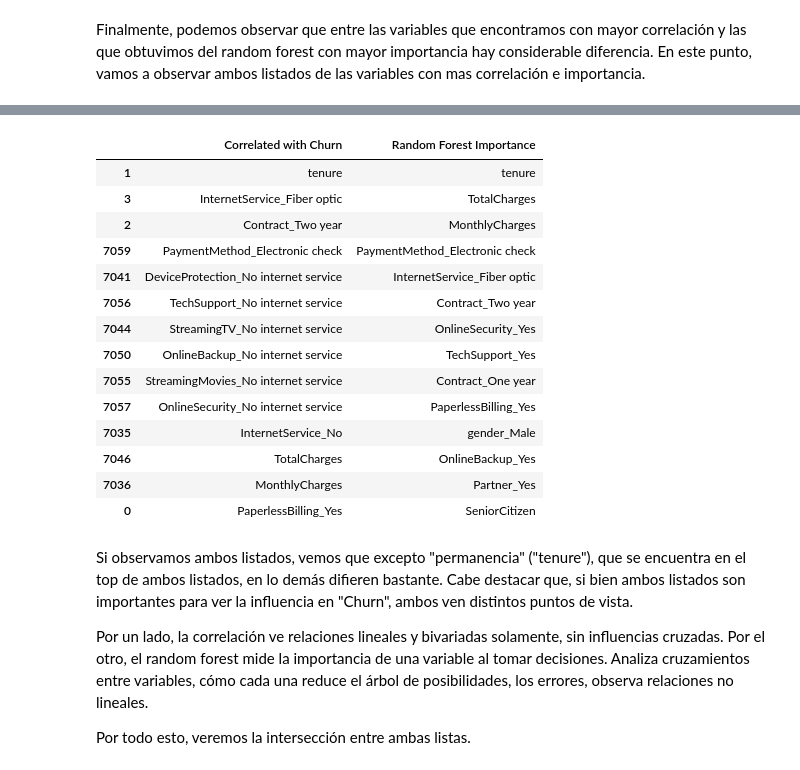
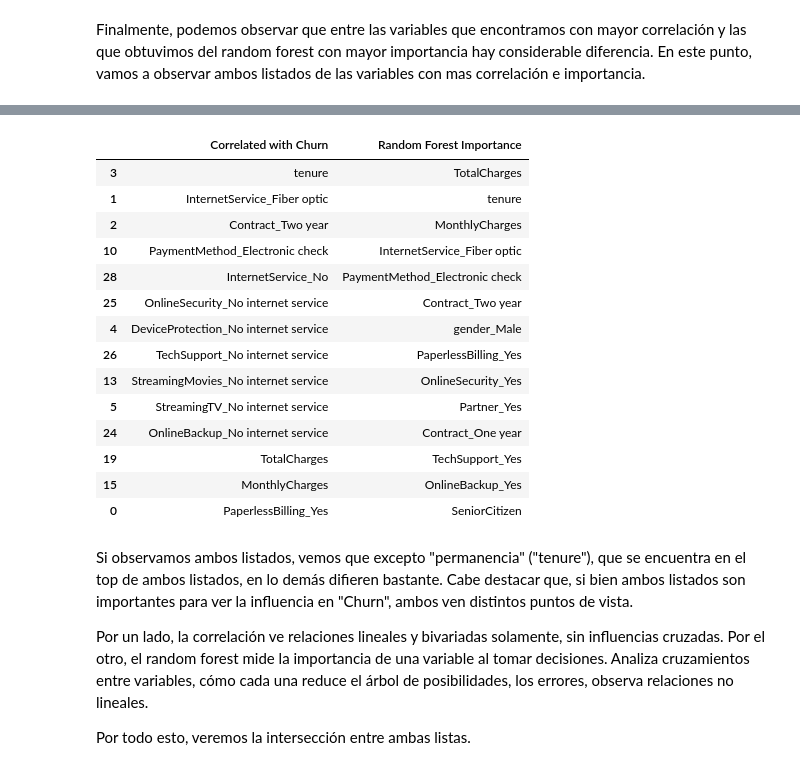
Before and after one commit to florcisco/Churn-Prediction, a Jupyter notebook: Churn_Prediction.ipynb, the cells around one changed output, grey strips where cells are left out. Cells and saved outputs as stored; diff of their text form; code cells hidden in the pictures.

```diff
--- a/Churn_Prediction.ipynb
+++ b/Churn_Prediction.ipynb
@@ -112,6 +114,7 @@ df.isnull().sum()
 dtype: int64
 # %%
 df = df.dropna(subset=['TotalCharges'])
+df = df.drop(columns=['customerID'])
 # %% [markdown]
 Como tenemos algunos valores vacios en TotalCharges, que no son muchos, los descartaremos directamente.
 
@@ -221,3 +219,8 @@ X_encoded = pd.get_dummies(X, drop_first=True)
+# %%
+df['Churn'] = df['Churn'].map({'No': 0, 'Yes': 1})
+df_encoded = pd.get_dummies(df, drop_first=True)
+X_encoded = df_encoded.drop(columns=['Churn'])
+y = df_encoded['Churn']
 # %%
 num_features = [
     'tenure',
@@ -226,15 +229,13 @@ num_features = [
 ]
 
 scaler = StandardScaler()
-X_encoded[num_features] = scaler.fit_transform(X_encoded[num_features])
 # %% [markdown]
 Continuamos con la selección de variables para nuestro modelo. Para esto, plantearemos primero el listado de correlación, para ver cuanto influye cada una a nuestra variable objetivo, Churn. Cuanto mayor sea el valor de correlación, mayor será la influencia de dicha variable.
 # %%
-y_encoded = y.map({'No': 0, 'Yes': 1})
-
+X_corr = X_encoded.astype(float)
 correlation = pd.DataFrame({
-    'feature': X_encoded.columns,
-    'correlation': X_encoded.corrwith(y_encoded)
+    'feature': X_corr.columns,
+    'correlation': X_corr.corrwith(y)
 }).sort_values(by='correlation', key=abs, ascending=False)
 
 correlation.head(20)
@@ -329,31 +310,32 @@ top_14_corr
 # %%
 # Variables más correlacionadas con 'Churn'
+top_14_corr = correlation.head(14)
 top_14_corr_variables = top_14_corr.index
 
 # Variables más importantes en Random Forest
 top_rf_features = top_features.head(14)['Feature']
 
 comparison_df = pd.DataFrame({
     'Correlated with Churn': top_14_corr_variables,
     'Random Forest Importance': top_rf_features
 })
 
 comparison_df
 # %% [output]
 |  | Correlated with Churn | Random Forest Importance |
-| 1 | tenure | tenure |
-| 3 | InternetService_Fiber optic | TotalCharges |
+| 3 | tenure | TotalCharges |
+| 1 | InternetService_Fiber optic | tenure |
 | 2 | Contract_Two year | MonthlyCharges |
-| 7059 | PaymentMethod_Electronic check | PaymentMethod_Electronic check |
-| 7041 | DeviceProtection_No internet service | InternetService_Fiber optic |
-| 7056 | TechSupport_No internet service | Contract_Two year |
-| 7044 | StreamingTV_No internet service | OnlineSecurity_Yes |
-| 7050 | OnlineBackup_No internet service | TechSupport_Yes |
-| 7055 | StreamingMovies_No internet service | Contract_One year |
-| 7057 | OnlineSecurity_No internet service | PaperlessBilling_Yes |
-| 7035 | InternetService_No | gender_Male |
-| 7046 | TotalCharges | OnlineBackup_Yes |
-| 7036 | MonthlyCharges | Partner_Yes |
+| 10 | PaymentMethod_Electronic check | InternetService_Fiber optic |
+| 28 | InternetService_No | PaymentMethod_Electronic check |
+| 25 | OnlineSecurity_No internet service | Contract_Two year |
+| 4 | DeviceProtection_No internet service | gender_Male |
+| 26 | TechSupport_No internet service | PaperlessBilling_Yes |
+| 13 | StreamingMovies_No internet service | OnlineSecurity_Yes |
+| 5 | StreamingTV_No internet service | Partner_Yes |
+| 24 | OnlineBackup_No internet service | Contract_One year |
+| 19 | TotalCharges | TechSupport_Yes |
+| 15 | MonthlyCharges | OnlineBackup_Yes |
 | 0 | PaperlessBilling_Yes | SeniorCitizen |
 # %% [markdown]
 Si observamos ambos listados, vemos que excepto "permanencia" ("tenure"), que se encuentra en el top de ambos listados, en lo demás difieren bastante. Cabe destacar que, si bien ambos listados son importantes para ver la influencia en "Churn", ambos ven distintos puntos de vista.
```
Also changed, not shown: parts of 84 cells of this notebook.
